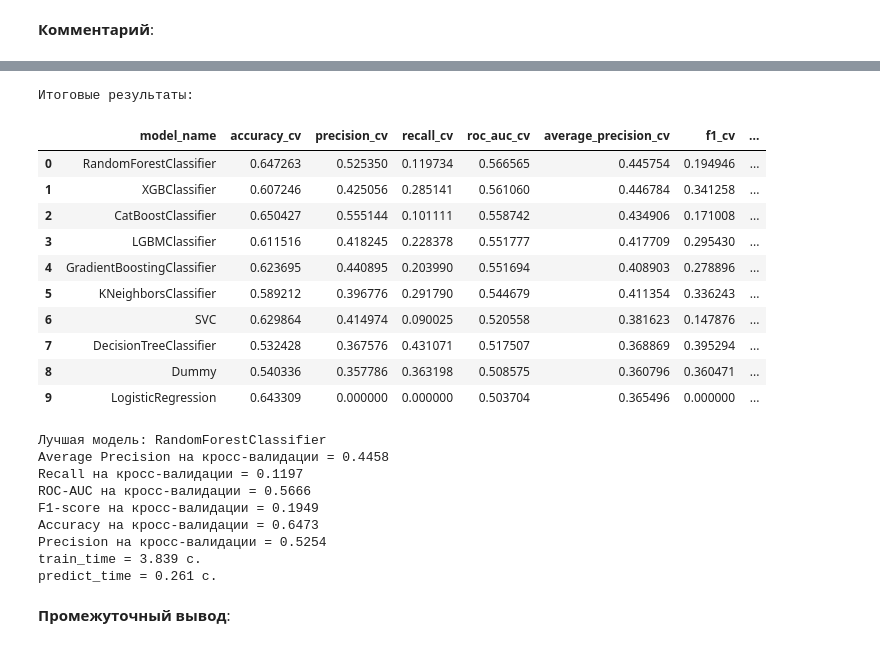
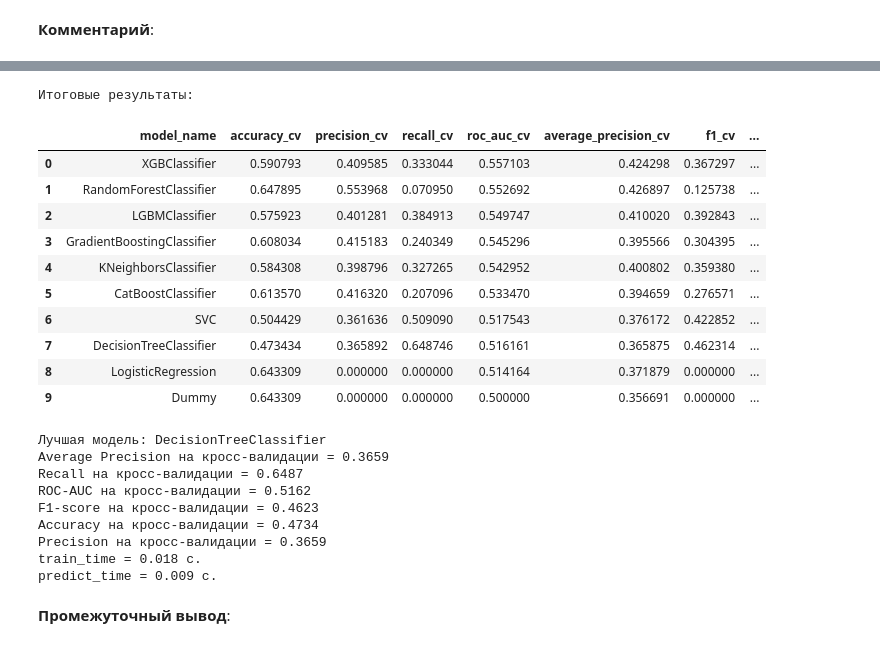
Before and after one commit to Torward1024/HeartML, a Jupyter notebook: notebook.ipynb, the cells around one changed output, grey strips where cells are left out. Saved outputs shown, nothing was run; the diff lists cells and outputs as text; code cells hidden in the pictures.

```diff
--- a/notebook.ipynb
+++ b/notebook.ipynb
@@ -2765,3 +2795,12 @@ heart_new['blood_biochemistry_score'] = heart_new['blood_biochemistry_score'] /
 # %%
-heart_new = heart_new.drop(columns=lifestyle+medical_history+blood_biochemistry)
+heart_new = heart_new.drop(columns=lifestyle+medical_history+blood_biochemistry+anthropometry)
+heart_new.info()
+interval_columns = ['heart_rate',
+                    'blood_biochemistry_score',
+                    'systolic_blood_pressure',
+                    'diastolic_blood_pressure',
+                    'lifestyle_score',
+                    'medical_history_score',
+                    'anthropometry_score'
+                    ]
 # %% [output]
@@ -2784,8 +2845,10 @@ KeyboardInterrupt:
 # %% [markdown]
 **Комментарий**: т.к. у нас имеется изначально тренировочная выборка, то предлагается разбить ее на подвыборки -- обучающую и валидационную.
 # %%
-X = heart.drop('heart_attack_risk_binary', axis=1)
-y = heart['heart_attack_risk_binary']
+#X = heart.drop('heart_attack_risk_binary', axis=1)
+#y = heart['heart_attack_risk_binary']
+X = heart_new.drop('heart_attack_risk_binary', axis=1)
+y = heart_new['heart_attack_risk_binary']
 
 X_train, X_test, y_train, y_test = train_test_split(
     X, y,
@@ -2815,8 +2878,9 @@ heart_attack_risk_binary
 Name: proportion, dtype: float64
 # %%
 # формируем списки признаков
-num_columns = heart.drop(columns=['gender', 'heart_attack_risk_binary']).columns.tolist()
-cat_columns = ['gender']
+#num_columns = heart.drop(columns=['gender', 'heart_attack_risk_binary']).columns.tolist()
+num_columns = heart_new.drop(columns=['heart_attack_risk_binary']).columns.tolist()
+#cat_columns = ['gender']
 # %% [markdown]
 **Комментарий**:
 # %%
@@ -2841,14 +2905,14 @@ numeric_transformer = Pipeline(steps=[
 # два препроцессора
 data_preprocessor_ohe = ColumnTransformer(
     transformers=[
-        ('num', numeric_transformer, num_columns),
-        ('cat', categorical_transformer_ohe, cat_columns)
+        ('num', numeric_transformer, num_columns)#,
+        #('cat', categorical_transformer_ohe, cat_columns)
     ])
 
 data_preprocessor_ordinal = ColumnTransformer(
     transformers=[
-        ('num', numeric_transformer, num_columns),
-        ('cat', categorical_transformer_ordinal, cat_columns)
+        ('num', numeric_transformer, num_columns)#,
+        #('cat', categorical_transformer_ordinal, cat_columns)
     ])
 # %% [markdown]
 **Промежуточный вывод**:
@@ -3025,6 +3089,6 @@ Average Precision на кросс-валидации: 0.4349
 # %%
 # сформируем DataFrame из итоговых результатов и выведем таблицу
-results_df = pd.DataFrame(results)
+results_df = pd.DataFrame(results).copy()
 if not results_df.empty:
     # выведем таблицу с результатами по всем моделям
     print("Итоговые результаты:")
@@ -3033,53 +3097,53 @@ if not results_df.empty:
                     'precision_cv',
                     'recall_cv',
                     'roc_auc_cv',
                     'average_precision_cv',
                     'f1_cv',
                     'params_time',
                     'train_time',
                     'predict_time']].sort_values(['roc_auc_cv'],
                                                  ascending=False).reset_index(drop=True))
 
     # лучшая модель по recall
     best_model_metrics = results_df.sort_values(['roc_auc_cv'],
-                                                ascending=False).iloc[0]
+                                                ascending=False).iloc[7]
 
     # выводим результат
     print(f"Лучшая модель: {best_model_metrics['model_name']}")
     print(f"Average Precision на кросс-валидации = {best_model_metrics['average_precision_cv']:.4f}")
     print(f"Recall на кросс-валидации = {best_model_metrics['recall_cv']:.4f}")
     print(f"ROC-AUC на кросс-валидации = {best_model_metrics['roc_auc_cv']:.4f}")
     print(f"F1-score на кросс-валидации = {best_model_metrics['f1_cv']:.4f}")
     print(f"Accuracy на кросс-валидации = {best_model_metrics['accuracy_cv']:.4f}")
     print(f"Precision на кросс-валидации = {best_model_metrics['precision_cv']:.4f}")
     print(f"train_time = {best_model_metrics['train_time']:.3f} с.")
     print(f"predict_time = {best_model_metrics['predict_time']:.3f} c.")
 
     best_final_model = best_model_metrics['best_model']
 else:
     print("Ошибка в получении модели!")
 # %% [output]
 Итоговые результаты:
 |  | model_name | accuracy_cv | precision_cv | recall_cv | roc_auc_cv | average_precision_cv | f1_cv | ... |
-| 0 | RandomForestClassifier | 0.647263 | 0.525350 | 0.119734 | 0.566565 | 0.445754 | 0.194946 | ... |
-| 1 | XGBClassifier | 0.607246 | 0.425056 | 0.285141 | 0.561060 | 0.446784 | 0.341258 | ... |
-| 2 | CatBoostClassifier | 0.650427 | 0.555144 | 0.101111 | 0.558742 | 0.434906 | 0.171008 | ... |
-| 3 | LGBMClassifier | 0.611516 | 0.418245 | 0.228378 | 0.551777 | 0.417709 | 0.295430 | ... |
-| 4 | GradientBoostingClassifier | 0.623695 | 0.440895 | 0.203990 | 0.551694 | 0.408903 | 0.278896 | ... |
-| 5 | KNeighborsClassifier | 0.589212 | 0.396776 | 0.291790 | 0.544679 | 0.411354 | 0.336243 | ... |
-| 6 | SVC | 0.629864 | 0.414974 | 0.090025 | 0.520558 | 0.381623 | 0.147876 | ... |
-| 7 | DecisionTreeClassifier | 0.532428 | 0.367576 | 0.431071 | 0.517507 | 0.368869 | 0.395294 | ... |
-| 8 | Dummy | 0.540336 | 0.357786 | 0.363198 | 0.508575 | 0.360796 | 0.360471 | ... |
-| 9 | LogisticRegression | 0.643309 | 0.000000 | 0.000000 | 0.503704 | 0.365496 | 0.000000 | ... |
+| 0 | XGBClassifier | 0.590793 | 0.409585 | 0.333044 | 0.557103 | 0.424298 | 0.367297 | ... |
+| 1 | RandomForestClassifier | 0.647895 | 0.553968 | 0.070950 | 0.552692 | 0.426897 | 0.125738 | ... |
+| 2 | LGBMClassifier | 0.575923 | 0.401281 | 0.384913 | 0.549747 | 0.410020 | 0.392843 | ... |
+| 3 | GradientBoostingClassifier | 0.608034 | 0.415183 | 0.240349 | 0.545296 | 0.395566 | 0.304395 | ... |
+| 4 | KNeighborsClassifier | 0.584308 | 0.398796 | 0.327265 | 0.542952 | 0.400802 | 0.359380 | ... |
+| 5 | CatBoostClassifier | 0.613570 | 0.416320 | 0.207096 | 0.533470 | 0.394659 | 0.276571 | ... |
+| 6 | SVC | 0.504429 | 0.361636 | 0.509090 | 0.517543 | 0.376172 | 0.422852 | ... |
+| 7 | DecisionTreeClassifier | 0.473434 | 0.365892 | 0.648746 | 0.516161 | 0.365875 | 0.462314 | ... |
+| 8 | LogisticRegression | 0.643309 | 0.000000 | 0.000000 | 0.514164 | 0.371879 | 0.000000 | ... |
+| 9 | Dummy | 0.643309 | 0.000000 | 0.000000 | 0.500000 | 0.356691 | 0.000000 | ... |
-Лучшая модель: RandomForestClassifier
-Average Precision на кросс-валидации = 0.4458
-Recall на кросс-валидации = 0.1197
-ROC-AUC на кросс-валидации = 0.5666
-F1-score на кросс-валидации = 0.1949
-Accuracy на кросс-валидации = 0.6473
-Precision на кросс-валидации = 0.5254
-train_time = 3.839 с.
-predict_time = 0.261 c.
+Лучшая модель: DecisionTreeClassifier
+Average Precision на кросс-валидации = 0.3659
+Recall на кросс-валидации = 0.6487
+ROC-AUC на кросс-валидации = 0.5162
+F1-score на кросс-валидации = 0.4623
+Accuracy на кросс-валидации = 0.4734
+Precision на кросс-валидации = 0.3659
+train_time = 0.018 с.
+predict_time = 0.009 c.
 # %% [markdown]
 **Промежуточный вывод**:
 # %% [markdown]
```
Also changed, not shown: parts of 12 cells of this notebook.
